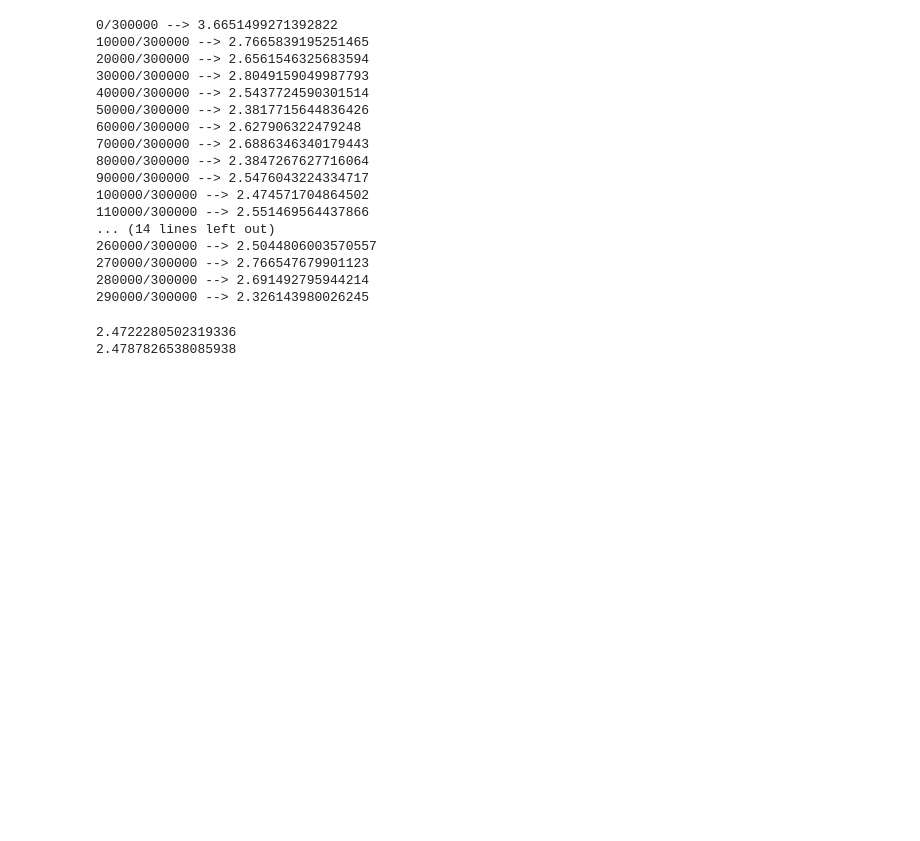
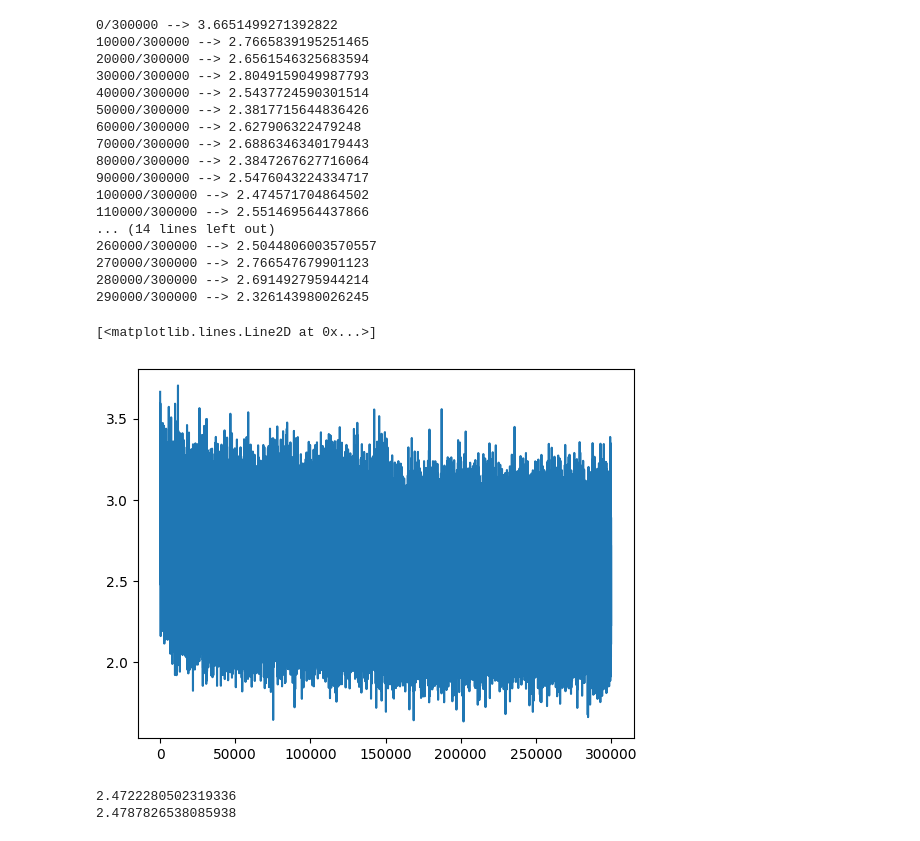
Before and after one commit to ThomasChia/mlp-company-names, a Jupyter notebook: src/mlp_company_names.ipynb, the cells around one changed output. Drawn from its saved outputs; the diff is of its cells as text; code cells hidden in the pictures; blank space fills up the shorter version.

```diff
--- a/src/mlp_company_names.ipynb
+++ b/src/mlp_company_names.ipynb
@@ -445,6 +445,11 @@ for i in range(training_steps):
 270000/300000 --> 2.766547679901123
 280000/300000 --> 2.691492795944214
 290000/300000 --> 2.326143980026245
+# %%
+plt.plot(stepi, lossi)
+# %% [output]
+[<matplotlib.lines.Line2D at 0x...>]
+[figure, added]
 # %%
 @torch.no_grad()
 def calc_loss(x, y):
```
Also changed, not shown: 1 other file.
